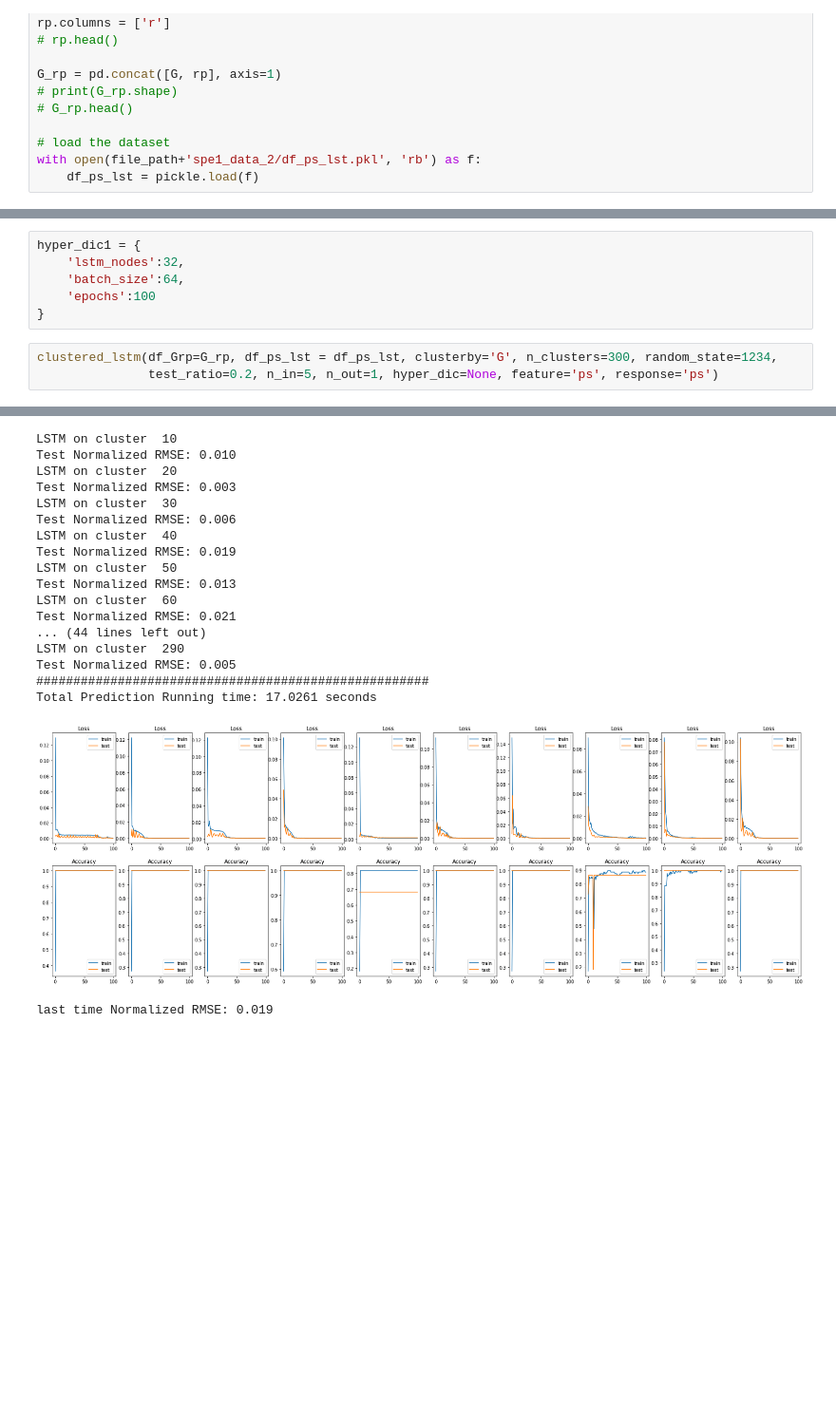
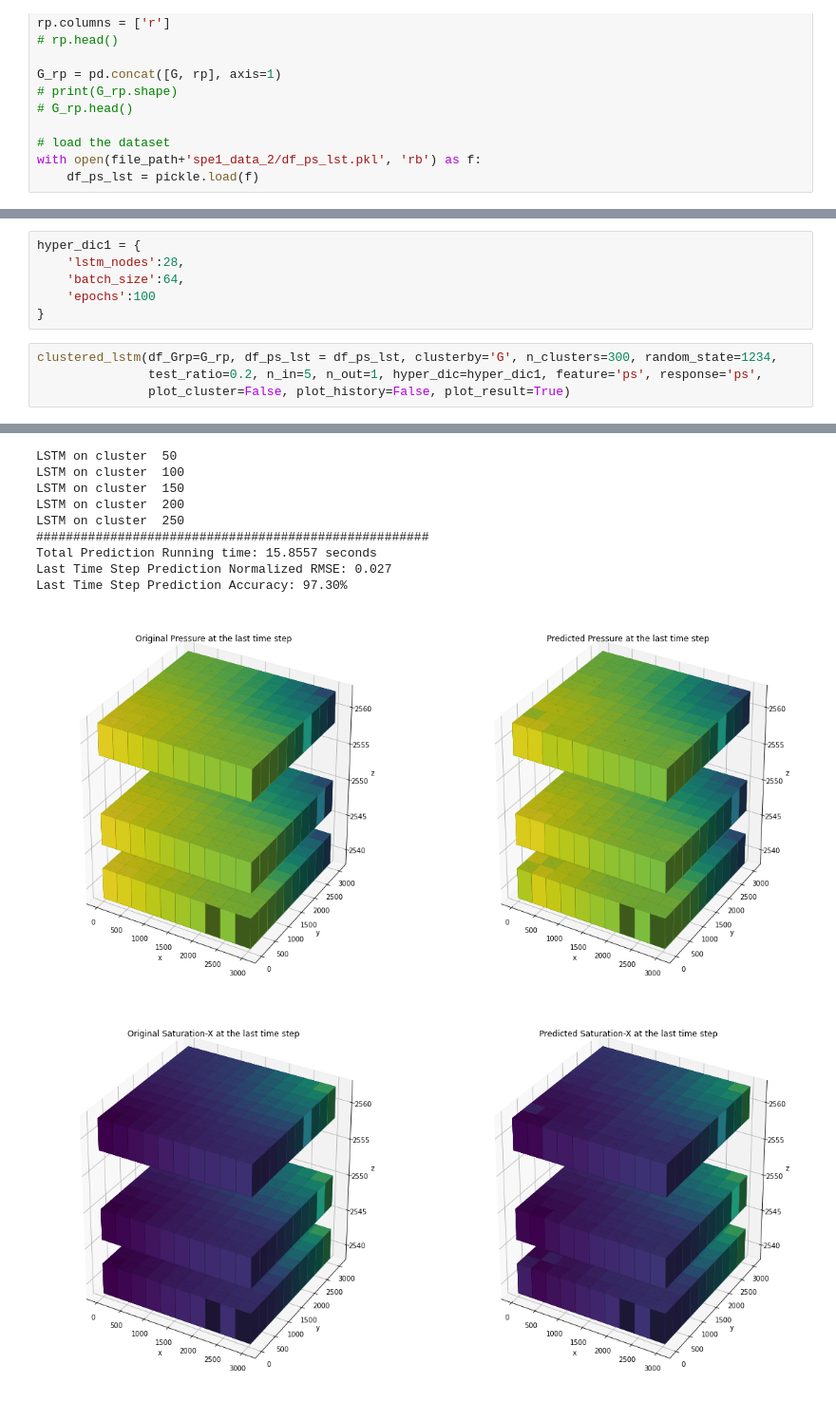
Before and after one commit to Zernjk/CO2-sequestration-Shell-., a Jupyter notebook: LSTM/Colab of data2_lstm.ipynb, the cells around one changed output, grey strips where cells are left out. Shown at 95% size. Saved outputs shown, nothing was run; the diff lists cells and outputs as text; blank space fills up the shorter version.

```diff
--- a/LSTM/Colab of data2_lstm.ipynb
+++ b/LSTM/Colab of data2_lstm.ipynb
@@ -505,10 +504,11 @@ def clustered_lstm(df_Grp, df_ps_lst, clusterby, n_clusters, random_state, test_
 # %%
 hyper_dic1 = {
-    'lstm_nodes':32,
+    'lstm_nodes':28,
     'batch_size':64,
     'epochs':100
 }
 # %%
 clustered_lstm(df_Grp=G_rp, df_ps_lst = df_ps_lst, clusterby='G', n_clusters=300, random_state=1234,
-               test_ratio=0.2, n_in=5, n_out=1, hyper_dic=None, feature='ps', response='ps')
+               test_ratio=0.2, n_in=5, n_out=1, hyper_dic=hyper_dic1, feature='ps', response='ps',
+               plot_cluster=False, plot_history=False, plot_result=True)
 # %% [output]
@@ -518,21 +516,13 @@ Test Normalized RMSE: 0.015
 WARNING:tensorflow:5 out of the last 9 calls to <function Model.make_predict_function.<locals>.predict_function at 0x...> triggered tf.function retracing. Tracing is expensive and the excessive number ...
 WARNING:tensorflow:6 out of the last 11 calls to <function Model.make_predict_function.<locals>.predict_function at 0x...> triggered tf.function retracing. Tracing is expensive and the excessive numbe ...
-LSTM on cluster  10
-Test Normalized RMSE: 0.010
-LSTM on cluster  20
-Test Normalized RMSE: 0.003
-LSTM on cluster  30
-Test Normalized RMSE: 0.006
-LSTM on cluster  40
-Test Normalized RMSE: 0.019
 LSTM on cluster  50
-Test Normalized RMSE: 0.013
-LSTM on cluster  60
-Test Normalized RMSE: 0.021
-... (44 lines left out)
-LSTM on cluster  290
-Test Normalized RMSE: 0.005
+LSTM on cluster  100
+LSTM on cluster  150
+LSTM on cluster  200
+LSTM on cluster  250
 #####################################################
-Total Prediction Running time: 17.0261 seconds
+Total Prediction Running time: 15.8557 seconds
+Last Time Step Prediction Normalized RMSE: 0.027
+Last Time Step Prediction Accuracy: 97.30%
+[figure, new version]
-[figure, old version]
+[figure, new version]
-last time Normalized RMSE: 0.019
```
Also changed, not shown: parts of 5 cells of this notebook.
